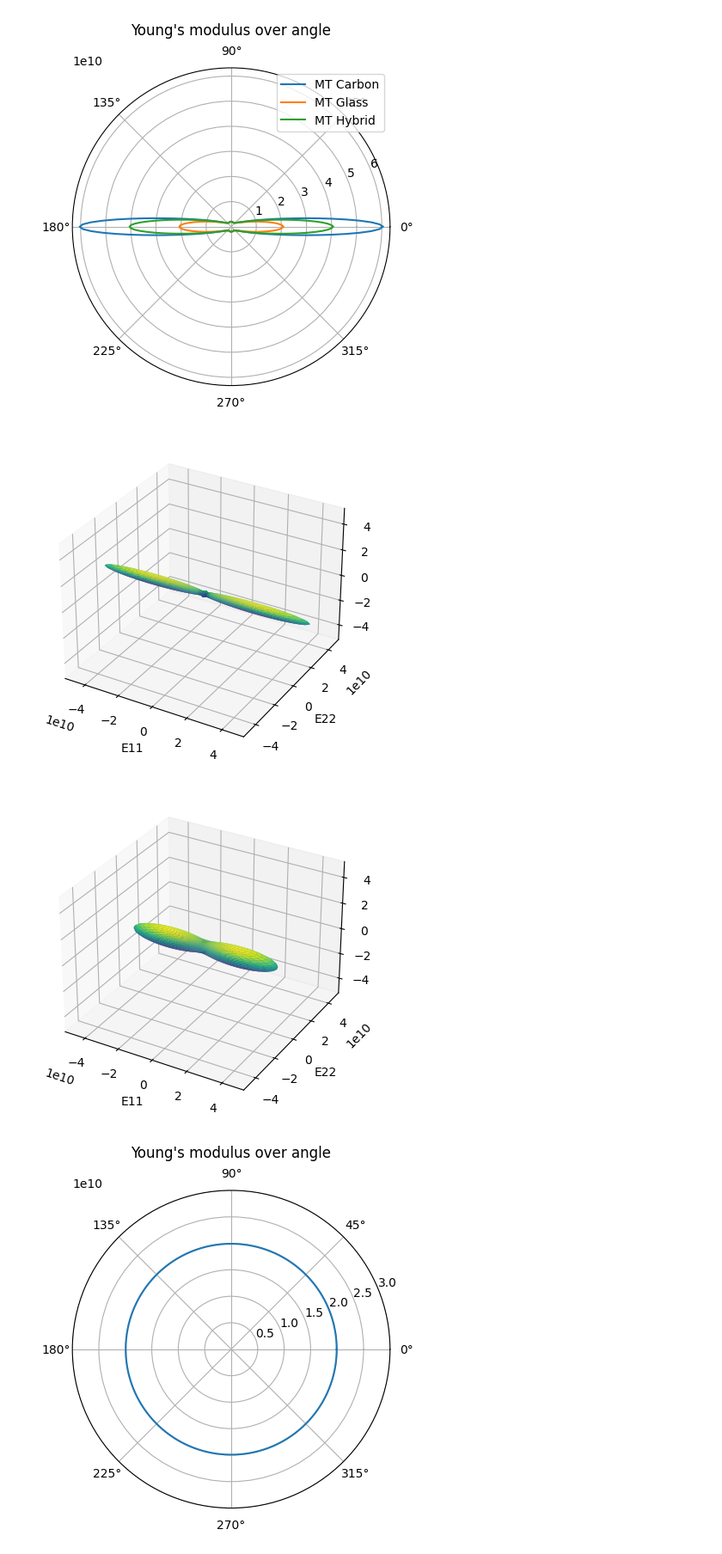
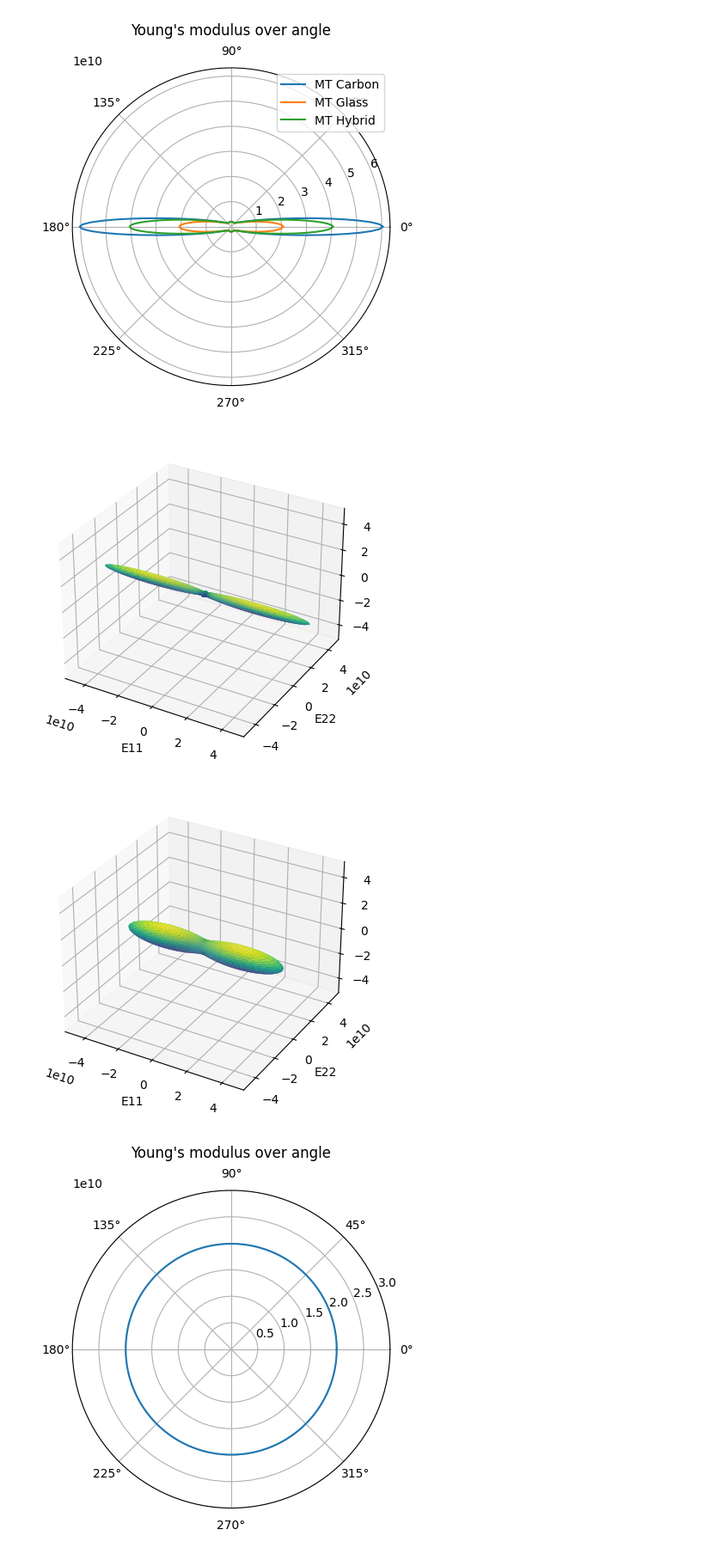
Before and after one commit to Extraweich/homopy, a Jupyter notebook: docs/source/examples/Introduction.ipynb, the cells around one changed output. Shown: that part at 86% size. Cells and saved outputs as stored; diff of their text form; code cells hidden in the pictures.

```diff
--- a/docs/source/examples/MT_HT_plot.ipynb
+++ b/docs/source/examples/Introduction.ipynb
@@ -45,34 +48,38 @@ plotter.polar_plot(
 # %%
 # Orientation averaging (install fiberoripy through "python3 -m pip install fiberoripy"
 # or use your own orientation tensor of 2nd and 4th order)
 from fiberoripy.closures import (
-        IBOF_closure,
-        compute_closure,
-        hybrid_closure,
-        linear_closure,
-        quadratic_closure,
-    )
+    IBOF_closure,
+    compute_closure,
+    hybrid_closure,
+    linear_closure,
+    quadratic_closure,
+)
 
 # define arbitrary orientation tensor of 2nd order
-N2 = np.zeros((3,3))
+N2 = np.zeros((3, 3))
 N2[0, 0] = 26 / 32
 N2[1, 1] = 3 / 32
 N2[2, 2] = 3 / 32
 
 # use closure to estimate orientation tensor of 4th order
-N4 = IBOF_closure(N2) # IBOF_closure is recommended by the authors
+N4 = IBOF_closure(N2)  # IBOF_closure is recommended by the authors
 
 # calculate average Mori-Tanaka stiffness and compliance
-c_eff_carbon_ave = mt_carbon.get_average_stiffness(c_eff_carbon, N2, N4)
+c_eff_carbon_ave = mt_carbon.get_average_stiffness(N4)
 s_eff_carbon_ave = np.linalg.inv(c_eff_carbon_ave)
 
 # plot stiffness body of UD reinforcement...
-plotter.plot_E_body(s_eff_carbon, 400, 200, [5e10,5e10,5e10], rcount=500, ccount=500) # rcount and ccount should be larger than default
+plotter.plot_E_body(
+    s_eff_carbon, 400, 200, [5e10, 5e10, 5e10], rcount=500, ccount=500
+)  # rcount and ccount should be larger than default
 # and averaged reinforcement
-plotter.plot_E_body(s_eff_carbon_ave, 400, 200, [5e10,5e10,5e10], rcount=200, ccount=200)
+plotter.plot_E_body(
+    s_eff_carbon_ave, 400, 200, [5e10, 5e10, 5e10], rcount=200, ccount=200
+)
 # %% [output]
 [figure]
-[figure, old version]
+[figure, new version]
 # %%
 # Halpin-Tsai
 
```
Also changed, not shown: parts of 5 cells of this notebook, 42 other files.
